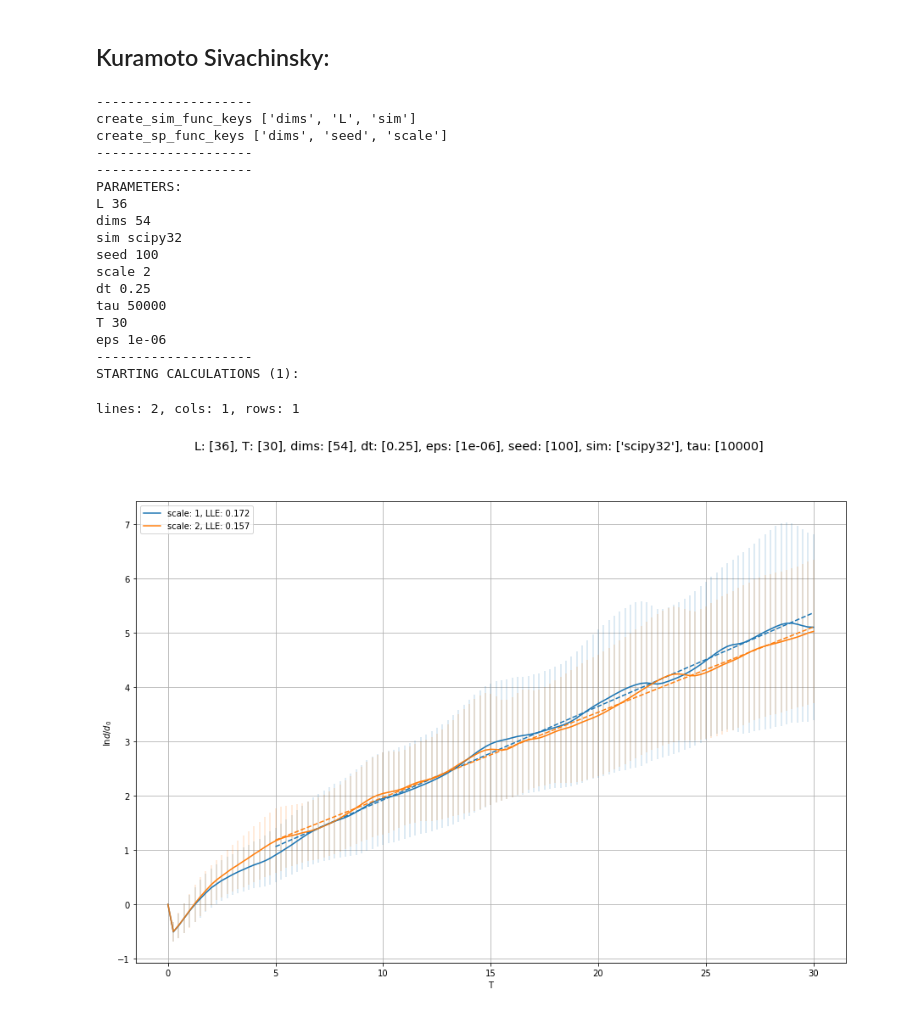
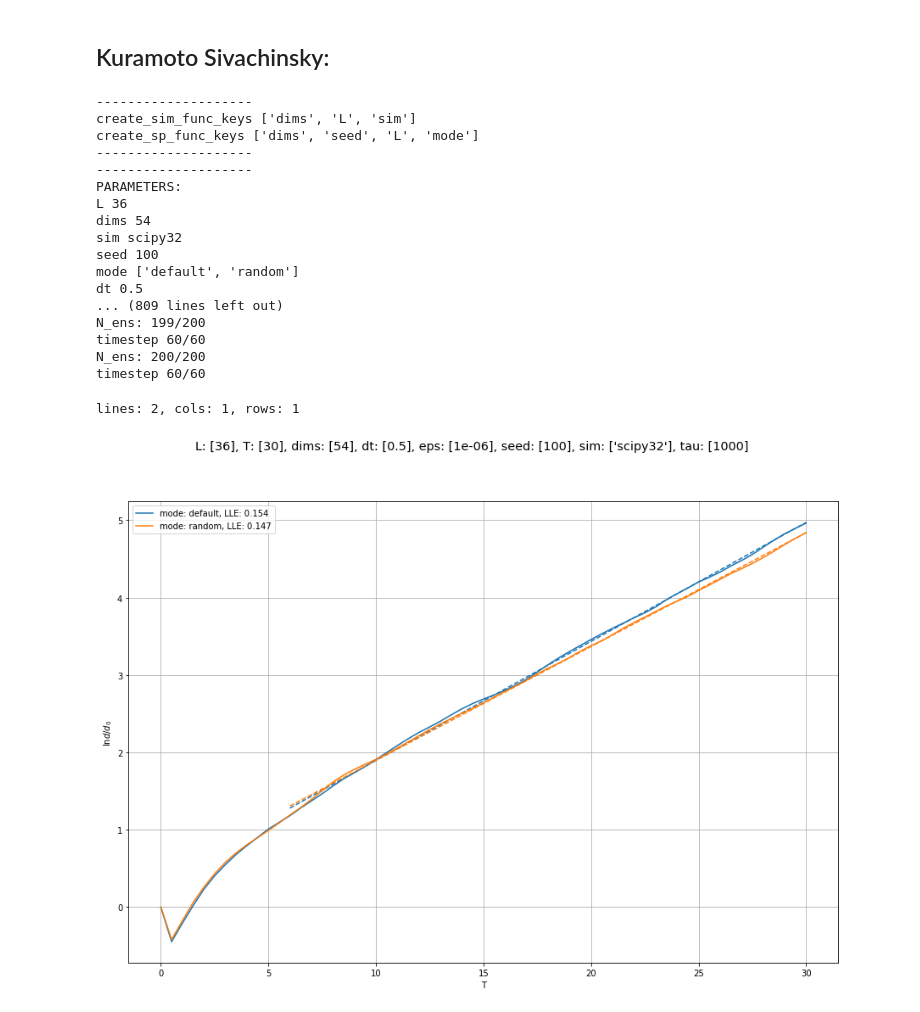
Before and after one commit to baurse/rescomp, a Jupyter notebook: bin/lyapunov_exponents_testing/Trajectory_Divergence_Simulations.ipynb, the cells around one changed output. Cells and saved outputs as stored; diff of their text form; code cells hidden in the pictures.

```diff
--- a/bin/lyapunov_exponents_testing/Trajectory_Divergence_Simulations.ipynb
+++ b/bin/lyapunov_exponents_testing/Trajectory_Divergence_Simulations.ipynb
@@ -20,7 +23,7 @@ compare trajectory divergence for:
 ### Define path here:
 # %%
 prepath = "C:/Users\Dennis\Documents\FILES&INFO\WISSEN\STUDIUM\Master LMU\Masterthesis\LyapunovExponentsSimulations"
-exp_name_both = "all_sims_0602"
+exp_name_prefix = "all_sims_0602"
 # %% [markdown]
 ## Lorenz:
 # %%
@@ -325,26 +321,27 @@ create_sp_func_keys = ["dims", "seed", "scale"]
 # create the parameter dict to define the experiment:
 parameter_dict = {
     "L": 36,
-    "dims": [ 54],
+    "dims": [54],
     "sim": ["scipy32", ], # , "Bhatt", "Pathak", "rkstiffE1", "numpy", "numpy32", "numpy64",
     "seed": 100,
-    "scale": [2],
+    "mode": ["default", "random"],
+    # "scale": [2],
 
-    "dt": [0.25],
-    "tau": [50000],
+    "dt": [0.5],
+    "tau": [1000],
     "T": 30,
 
     "eps":  [1e-6]
 }
 # define Ndims and Nens
-Ndims = 10
-Nens = 10
+Ndims = 2
+Nens = 200
 
 # define saving:
 save = True
 
-div_name = "_KS4"
-exp_name_div = exp_name_both + div_name
+div_name = "_KS7"
+exp_name_div = exp_name_prefix + div_name
 
 # other parameters:
 get_info = True
@@ -356,7 +353,7 @@ out_div = simt.compare_simulations_div(create_sim_func, create_sp_func, create_s
 # %% [output]
 --------------------
 create_sim_func_keys ['dims', 'L', 'sim']
-create_sp_func_keys ['dims', 'seed', 'scale']
+create_sp_func_keys ['dims', 'seed', 'L', 'mode']
 --------------------
 --------------------
 PARAMETERS:
@@ -364,43 +361,43 @@ L 36
 dims 54
 sim scipy32
 seed 100
-scale 2
-dt 0.25
-tau 50000
-T 30
-eps 1e-06
---------------------
-STARTING CALCULATIONS (1):
+mode ['default', 'random']
+dt 0.5
+... (809 lines left out)
+N_ens: 199/200
+timestep 60/60
+N_ens: 200/200
+timestep 60/60
 # %%
 plot_func = simt.plot_div_file
 
-zs = ["scale"]
+zs = ["mode"]
 xs = []
 ys = []
 
 # simt.plot_div_file kwargs
 mean_axs = "all"
-show_error = 1
+show_error = 0
 dim_index = None
 ens_index = None
 
 include_fit = 1
-t_min = 5
+t_min = 6
 t_max = 30
 
 include_fit_qr = 0
 t_min_qr = 5
 t_max_qr = 30
 
 subfigsize = (15, 10)
 xlims = None # (0,10)
 ylims = None # (-1, 10)
 
 simt.plot_experiment(plot_func, prepath, exp_name_div, zs=zs, xs=xs, ys=ys, subfigsize=subfigsize, xlims=xlims,
                      ylims=ylims,
                      mean_axs=mean_axs, show_error=show_error,
                  rel_dist=True, include_fit=include_fit, dim_index=dim_index, ens_index=ens_index,
             t_min=t_min, t_max=t_max, include_fit_qr=include_fit_qr, t_min_qr=t_min_qr, t_max_qr=t_max_qr)
 # %% [output]
 lines: 2, cols: 1, rows: 1
-[figure, old version]
+[figure, new version]
```
Also changed, not shown: parts of 7 cells of this notebook, 2 other files.
